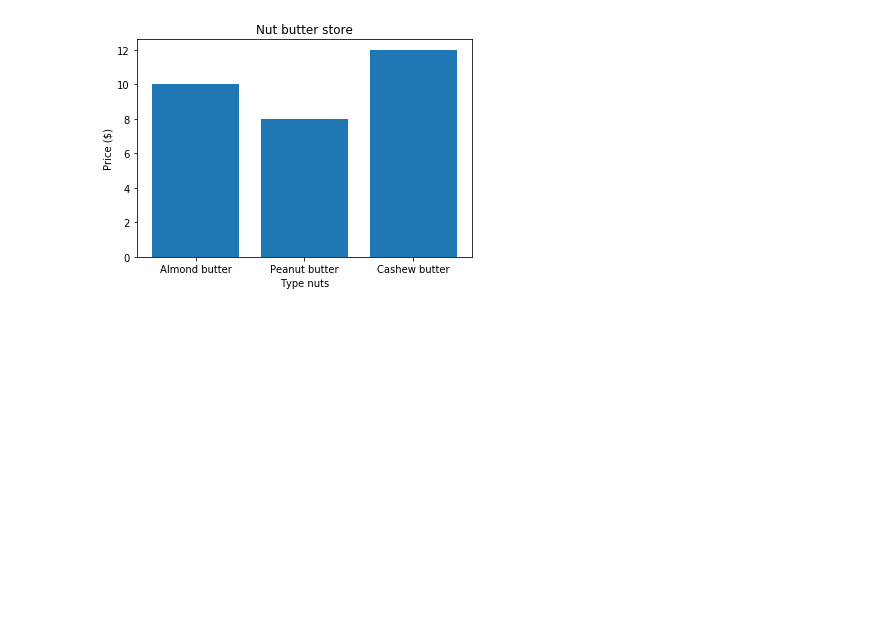
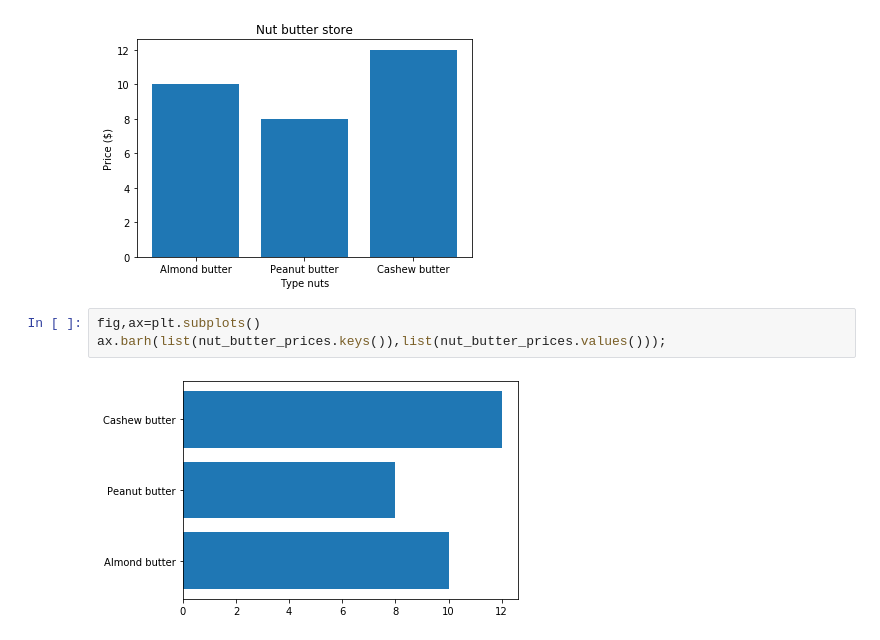
Before and after one commit to UlisesJuarez/Machine-learning-Introduction, a Jupyter notebook: matplotlib plotting and data visualization/Introduction to matplotlib.ipynb, the cells around one changed output. Saved outputs shown, nothing was run; the diff lists cells and outputs as text; blank space fills up the shorter version.

```diff
--- a/matplotlib plotting and data visualization/Introduction to matplotlib.ipynb
+++ b/matplotlib plotting and data visualization/Introduction to matplotlib.ipynb
@@ -127,3 +127,8 @@ ax.set(title="Nut butter store",
       xlabel="Type nuts");
 # %% [output]
 [figure]
+# %%
+fig,ax=plt.subplots()
+ax.barh(list(nut_butter_prices.keys()),list(nut_butter_prices.values()));
+# %% [output]
+[figure, added]
```
Also changed, not shown: parts of 3 cells of this notebook.
